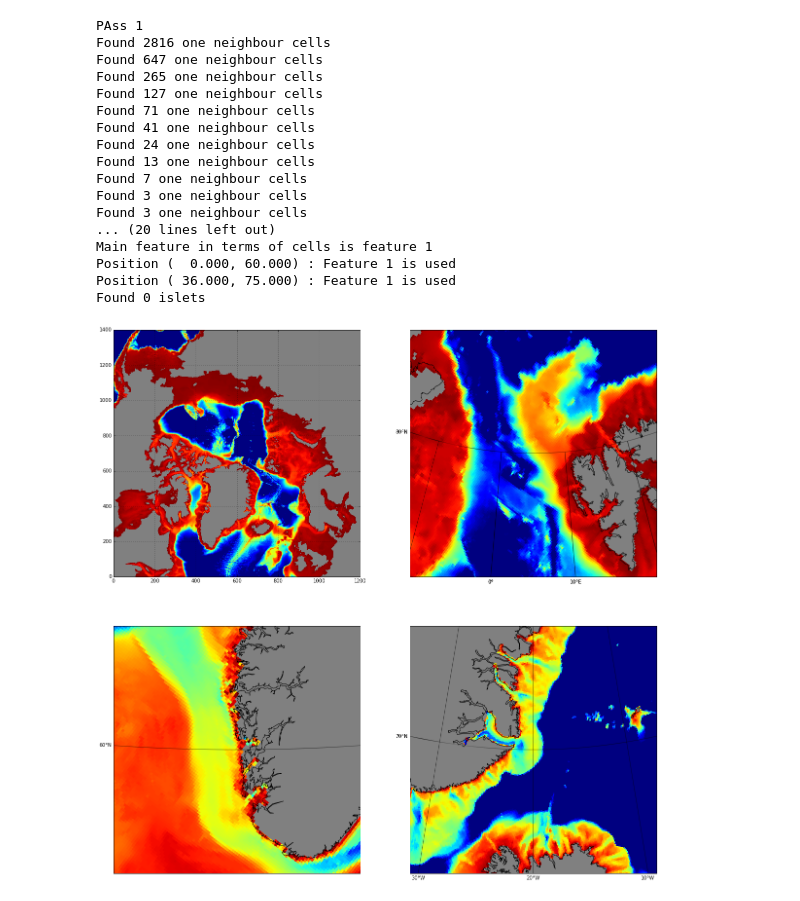
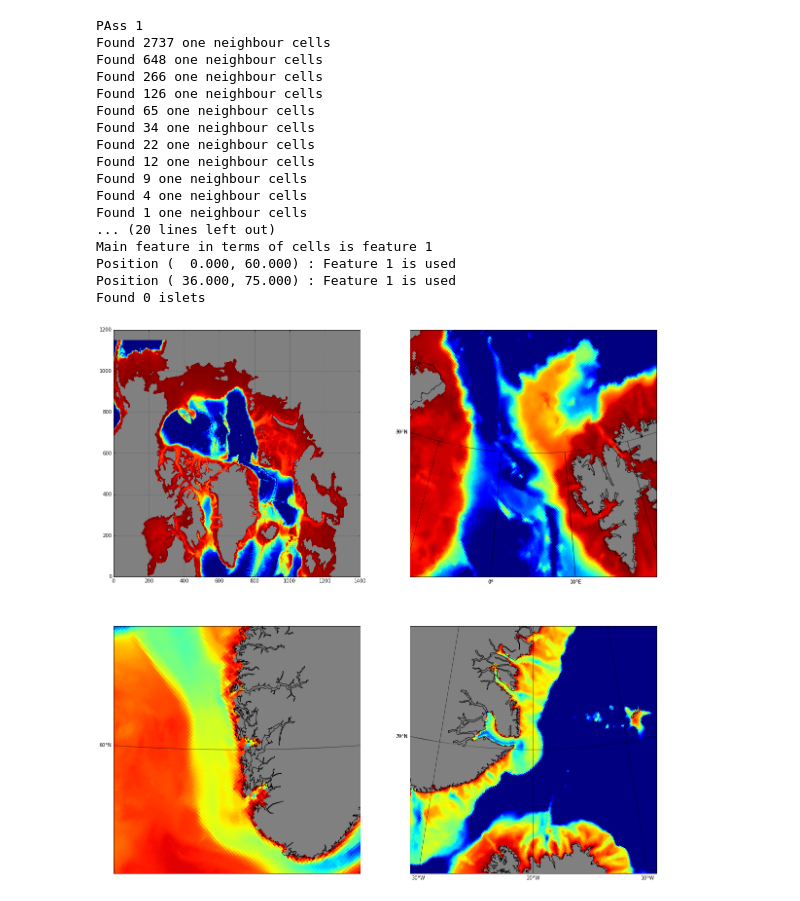
Before and after one commit to MostafaBakhoda/modeltools, a Jupyter notebook: grid+bathytest.ipynb, the cells around one changed output. Saved outputs shown, nothing was run; the diff lists cells and outputs as text; code cells hidden in the pictures.

```diff
--- a/grid+bathytest.ipynb
+++ b/grid+bathytest.ipynb
@@ -8,8 +8,8 @@ import matplotlib.pyplot
 import modeltools.bathy
 import modeltools.hycom.io
 import numpy
-grid1=modeltools.grid.Proj4Grid("+proj=stere +lon_0=-32 +lat_0=90 +lat_ts=80 +ellps=sphere",
-                              -68,44,5500,5500,1200,1400)
+grid1=modeltools.grid.Proj4Grid("+proj=stere  +lon_0=-45 +lat_0=90 +lat_ts=80 +ellps=sphere",
+                              -89.5,45.5,5500,5500,1350,1150)
 figure=grid1.plotgrid(1.5)
 matplotlib.pyplot.show()
 
@@ -99,36 +99,39 @@ DEBUG:root:Filtering width half-width = 3 grid cells
 # %%
+w3=numpy.copy(w2)
+w3=modeltools.bathy.shapiro_filter(w3)
+
 print "PAss 1"
-w3=modeltools.bathy.remove_one_neighbour_cells(w2)
+w3=modeltools.bathy.remove_one_neighbour_cells(w3)
 w3=modeltools.bathy.remove_isolated_basins(lon,lat,w3,[0,36],[60,75])
 w3=modeltools.bathy.remove_islets(w3)
 
 print "PAss 2"
 w3=modeltools.bathy.remove_one_neighbour_cells(w3)
 w3=modeltools.bathy.remove_isolated_basins(lon,lat,w3,[0,36],[60,75])
 w3=modeltools.bathy.remove_islets(w3)
 
 w3=numpy.ma.masked_where(w3>=modeltools.bathy.default_threshold,w3)
 
 plot_excerpt(lon,lat,w3)
 # %% [output]
 PAss 1
-Found 2816 one neighbour cells
-Found 647 one neighbour cells
-Found 265 one neighbour cells
-Found 127 one neighbour cells
-Found 71 one neighbour cells
-Found 41 one neighbour cells
-Found 24 one neighbour cells
-Found 13 one neighbour cells
-Found 7 one neighbour cells
-Found 3 one neighbour cells
-Found 3 one neighbour cells
+Found 2737 one neighbour cells
+Found 648 one neighbour cells
+Found 266 one neighbour cells
+Found 126 one neighbour cells
+Found 65 one neighbour cells
+Found 34 one neighbour cells
+Found 22 one neighbour cells
+Found 12 one neighbour cells
+Found 9 one neighbour cells
+Found 4 one neighbour cells
+Found 1 one neighbour cells
 ... (20 lines left out)
 Main feature in terms of cells is feature 1
 Position (  0.000, 60.000) : Feature 1 is used
 Position ( 36.000, 75.000) : Feature 1 is used
 Found 0 islets
-[figure, old version]
+[figure, new version]
 # %%
 def plot_sidebyside(lon,lat,w2,w3) :
 
```
Also changed, not shown: parts of 5 cells of this notebook, 1 other file.
